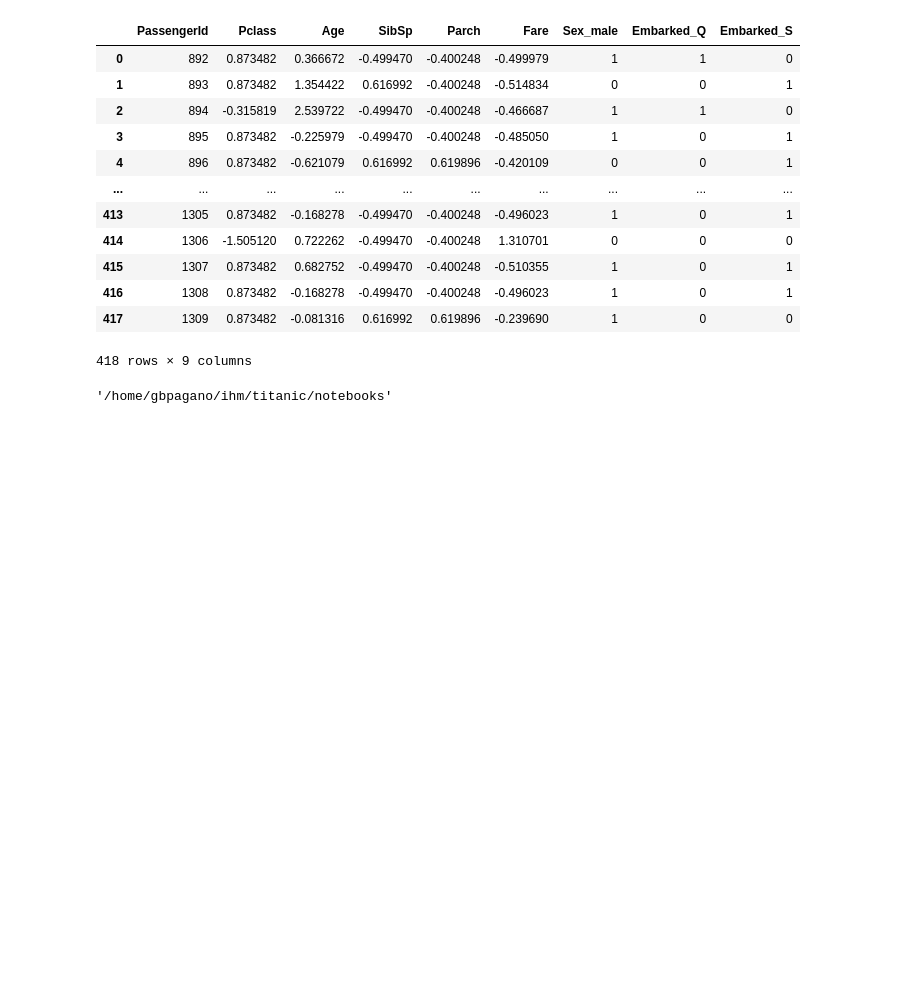
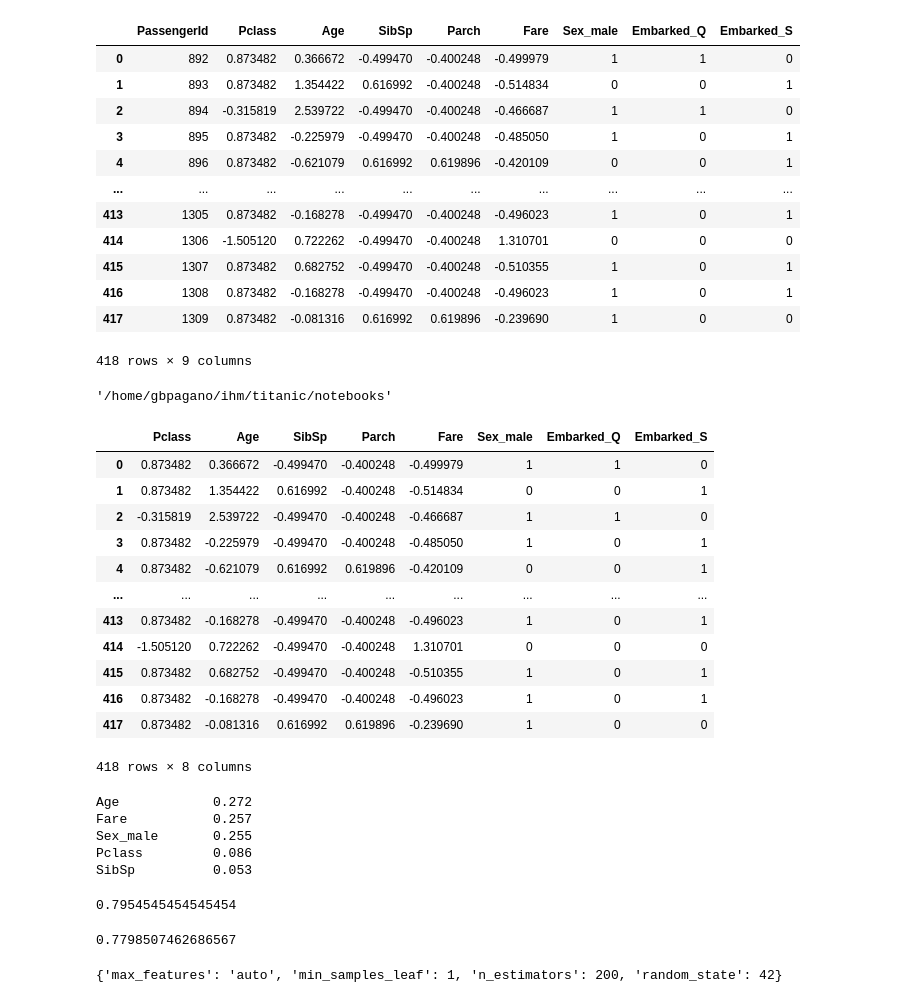
Before and after one commit to gbPagano/titanic, a Jupyter notebook: notebooks/2.2-gbp-random_forest.ipynb, the cells around one changed output. Saved outputs shown, nothing was run; the diff lists cells and outputs as text; code cells hidden in the pictures; blank space fills up the shorter version.

```diff
--- a/notebooks/2.2-gbp-random_forest.ipynb
+++ b/notebooks/2.2-gbp-random_forest.ipynb
@@ -148,3 +148,43 @@ final_1.to_csv(path.join(src_path,"random_forest.csv"), header=True)
 sub = pd.Series(final_2, index=final_1["PassengerId"], name="Survived")
 # %%
 sub.to_csv(path.join(src_path,"random_forest2.csv"), header=True)
+# %%
+validate
+# %% [output]
+|  | Pclass | Age | SibSp | Parch | Fare | Sex_male | Embarked_Q | Embarked_S |
+| 0 | 0.873482 | 0.366672 | -0.499470 | -0.400248 | -0.499979 | 1 | 1 | 0 |
+| 1 | 0.873482 | 1.354422 | 0.616992 | -0.400248 | -0.514834 | 0 | 0 | 1 |
+| 2 | -0.315819 | 2.539722 | -0.499470 | -0.400248 | -0.466687 | 1 | 1 | 0 |
+| 3 | 0.873482 | -0.225979 | -0.499470 | -0.400248 | -0.485050 | 1 | 0 | 1 |
+| 4 | 0.873482 | -0.621079 | 0.616992 | 0.619896 | -0.420109 | 0 | 0 | 1 |
+| ... | ... | ... | ... | ... | ... | ... | ... | ... |
+| 413 | 0.873482 | -0.168278 | -0.499470 | -0.400248 | -0.496023 | 1 | 0 | 1 |
+| 414 | -1.505120 | 0.722262 | -0.499470 | -0.400248 | 1.310701 | 0 | 0 | 0 |
+| 415 | 0.873482 | 0.682752 | -0.499470 | -0.400248 | -0.510355 | 1 | 0 | 1 |
+| 416 | 0.873482 | -0.168278 | -0.499470 | -0.400248 | -0.496023 | 1 | 0 | 1 |
+| 417 | 0.873482 | -0.081316 | 0.616992 | 0.619896 | -0.239690 | 1 | 0 | 0 |
+418 rows × 8 columns
+# %%
+for col, val in sorted(zip(
+    X_train.columns,
+    rf.feature_importances_,
+    ),
+    key = lambda x: x[1],
+    reverse = True,)[:5]:
+
+    print(f"{col:10}{val:10.3f}")
+# %% [output]
+Age            0.272
+Fare           0.257
+Sex_male       0.255
+Pclass         0.086
+SibSp          0.053
+# %%
+from sklearn.metrics import precision_score
+precision_score(y_test, rf.predict(X_test))
+# %% [output]
+0.7954545454545454
+# %%
+rf.score(X_test,y_test)
+# %% [output]
+0.7798507462686567
@@ -150,0 +199,5 @@ sub.to_csv(path.join(src_path,"random_forest2.csv"), header=True)
+# %%
+cv = model_selection.GridSearchCV(rf2, params, n_jobs =-1).fit(X_train,y_train)
+print(cv.best_params_)
+# %% [output]
+{'max_features': 'auto', 'min_samples_leaf': 1, 'n_estimators': 200, 'random_state': 42}
```
Also changed, not shown: parts of 4 cells of this notebook.
